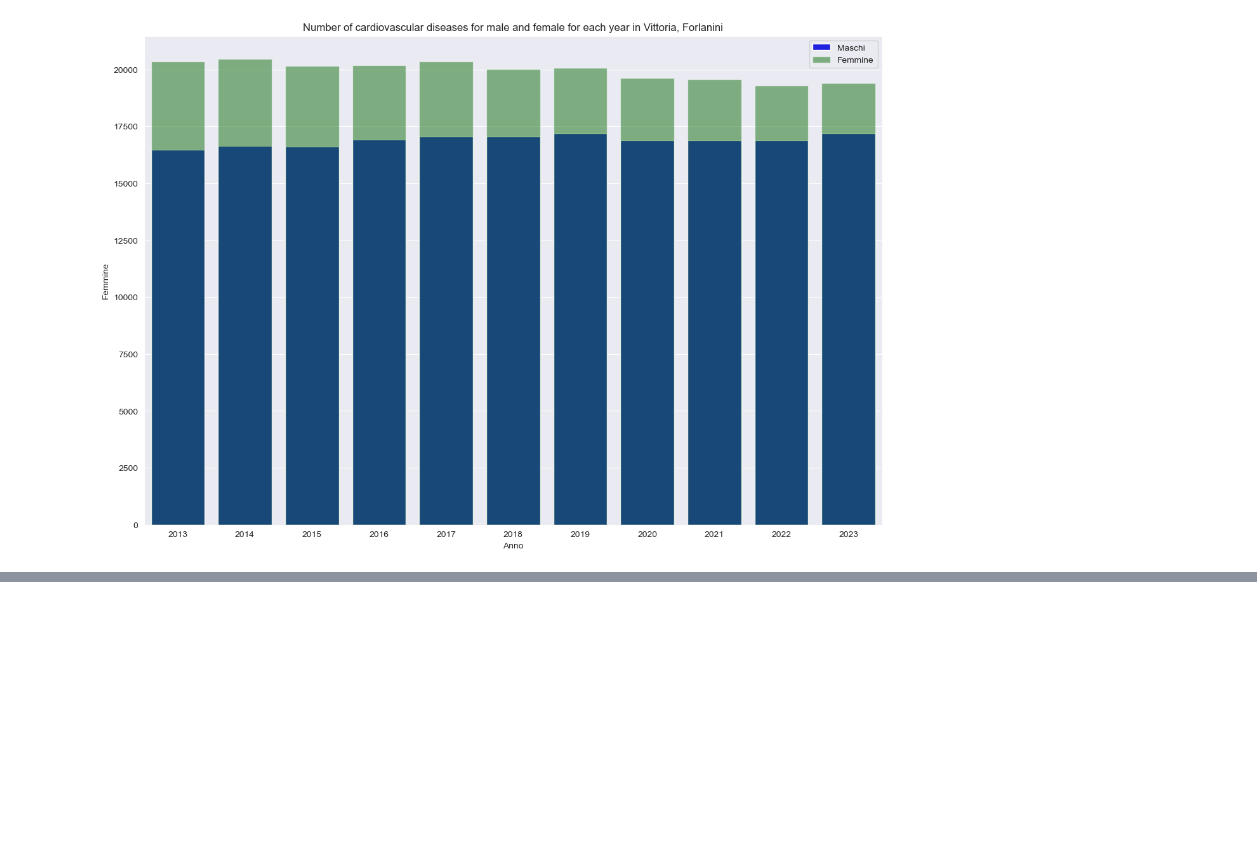
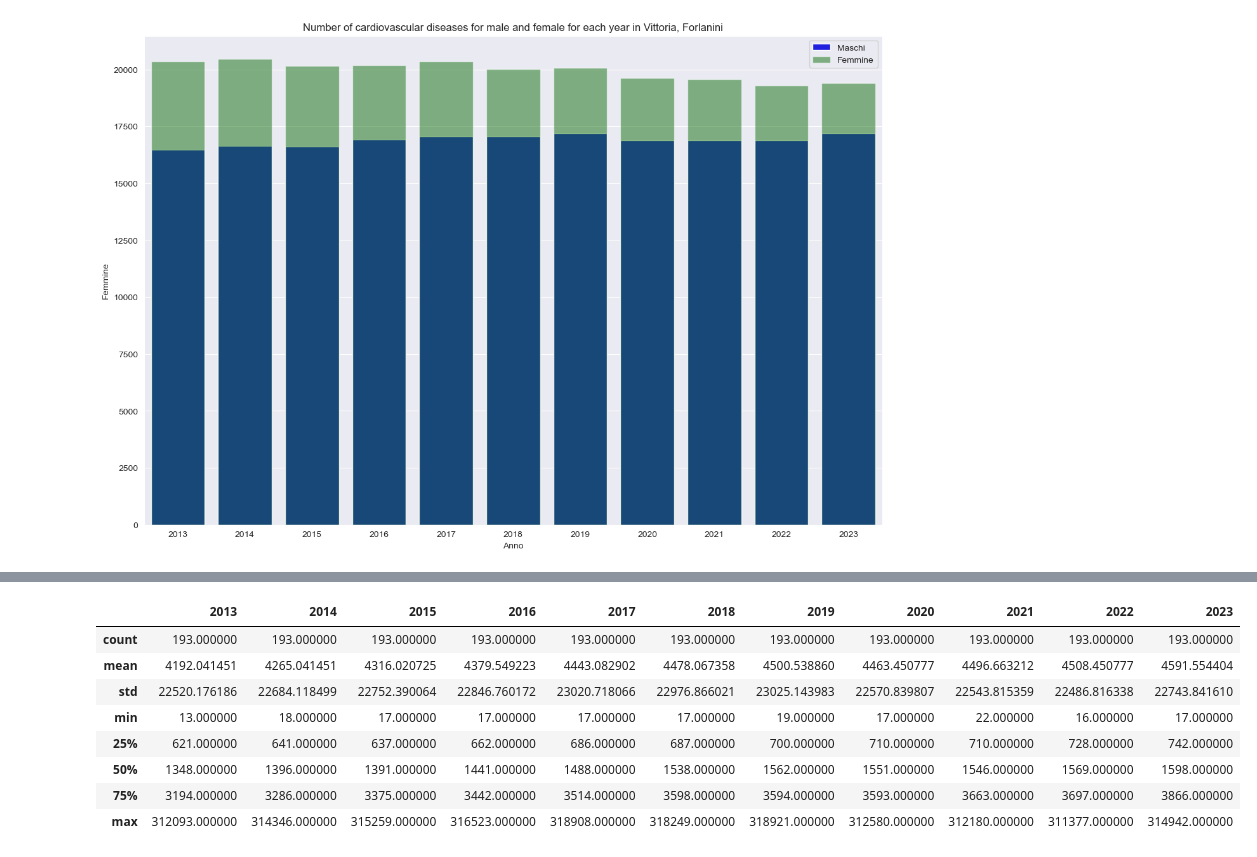
Before and after one commit to LGpolimi/HHE_DSLAB_project_AA2324, a Jupyter notebook: health_data/cardiovascular/Cardiovascular diseases/cardio.ipynb, the cells around one changed output, grey strips where cells are left out. Saved outputs shown, nothing was run; the diff lists cells and outputs as text; code cells hidden in the pictures; blank space fills up the shorter version.

```diff
--- a/health_data/cardiovascular/Cardiovascular diseases/cardio.ipynb
+++ b/health_data/cardiovascular/Cardiovascular diseases/cardio.ipynb
@@ -87,0 +141,12 @@ It may be also noted that there is a tendency for women to develpe a cardiovascu
+# %%
+milan_and_province.describe()
+# %% [output]
+|  | 2013 | 2014 | 2015 | 2016 | 2017 | 2018 | 2019 | 2020 | 2021 | 2022 | 2023 |
+| count | 193.000000 | 193.000000 | 193.000000 | 193.000000 | 193.000000 | 193.000000 | 193.000000 | 193.000000 | 193.000000 | 193.000000 | 193.000000 |
+| mean | 4192.041451 | 4265.041451 | 4316.020725 | 4379.549223 | 4443.082902 | 4478.067358 | 4500.538860 | 4463.450777 | 4496.663212 | 4508.450777 | 4591.554404 |
+| std | 22520.176186 | 22684.118499 | 22752.390064 | 22846.760172 | 23020.718066 | 22976.866021 | 23025.143983 | 22570.839807 | 22543.815359 | 22486.816338 | 22743.841610 |
+| min | 13.000000 | 18.000000 | 17.000000 | 17.000000 | 17.000000 | 17.000000 | 19.000000 | 17.000000 | 22.000000 | 16.000000 | 17.000000 |
+| 25% | 621.000000 | 641.000000 | 637.000000 | 662.000000 | 686.000000 | 687.000000 | 700.000000 | 710.000000 | 710.000000 | 728.000000 | 742.000000 |
+| 50% | 1348.000000 | 1396.000000 | 1391.000000 | 1441.000000 | 1488.000000 | 1538.000000 | 1562.000000 | 1551.000000 | 1546.000000 | 1569.000000 | 1598.000000 |
+| 75% | 3194.000000 | 3286.000000 | 3375.000000 | 3442.000000 | 3514.000000 | 3598.000000 | 3594.000000 | 3593.000000 | 3663.000000 | 3697.000000 | 3866.000000 |
+| max | 312093.000000 | 314346.000000 | 315259.000000 | 316523.000000 | 318908.000000 | 318249.000000 | 318921.000000 | 312580.000000 | 312180.000000 | 311377.000000 | 314942.000000 |
```
Also changed, not shown: parts of 6 cells of this notebook, 1 other file.
